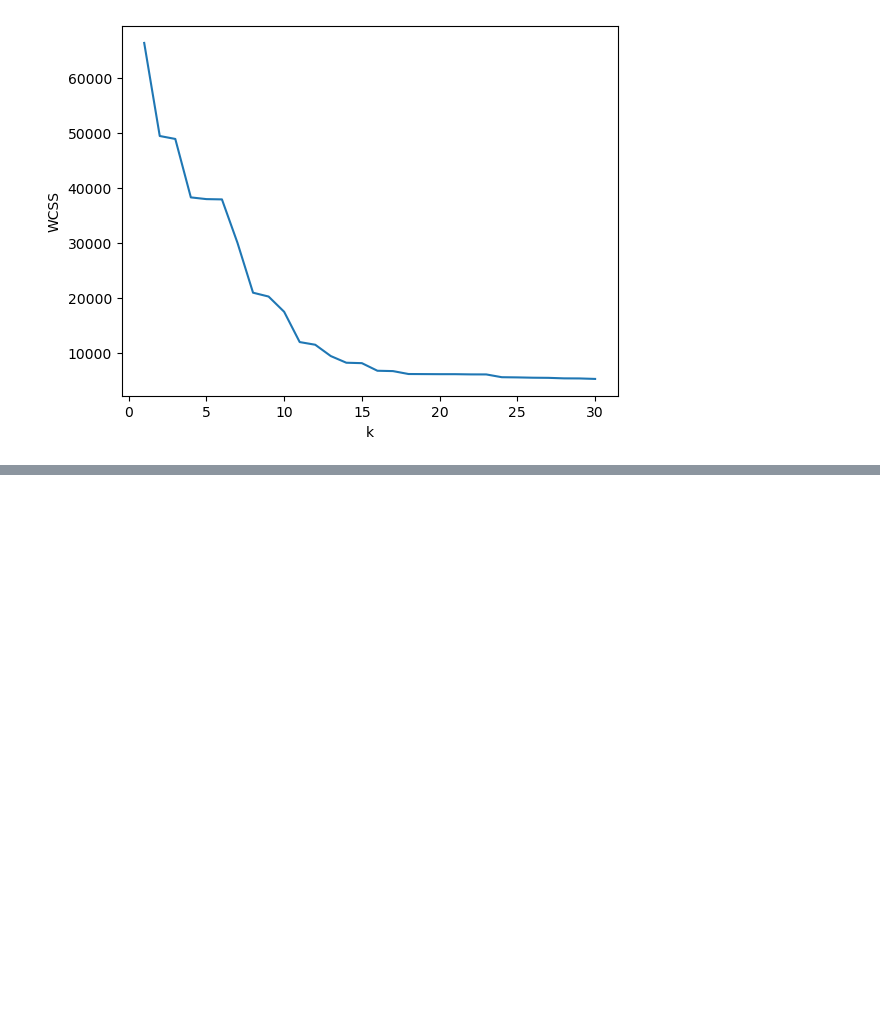
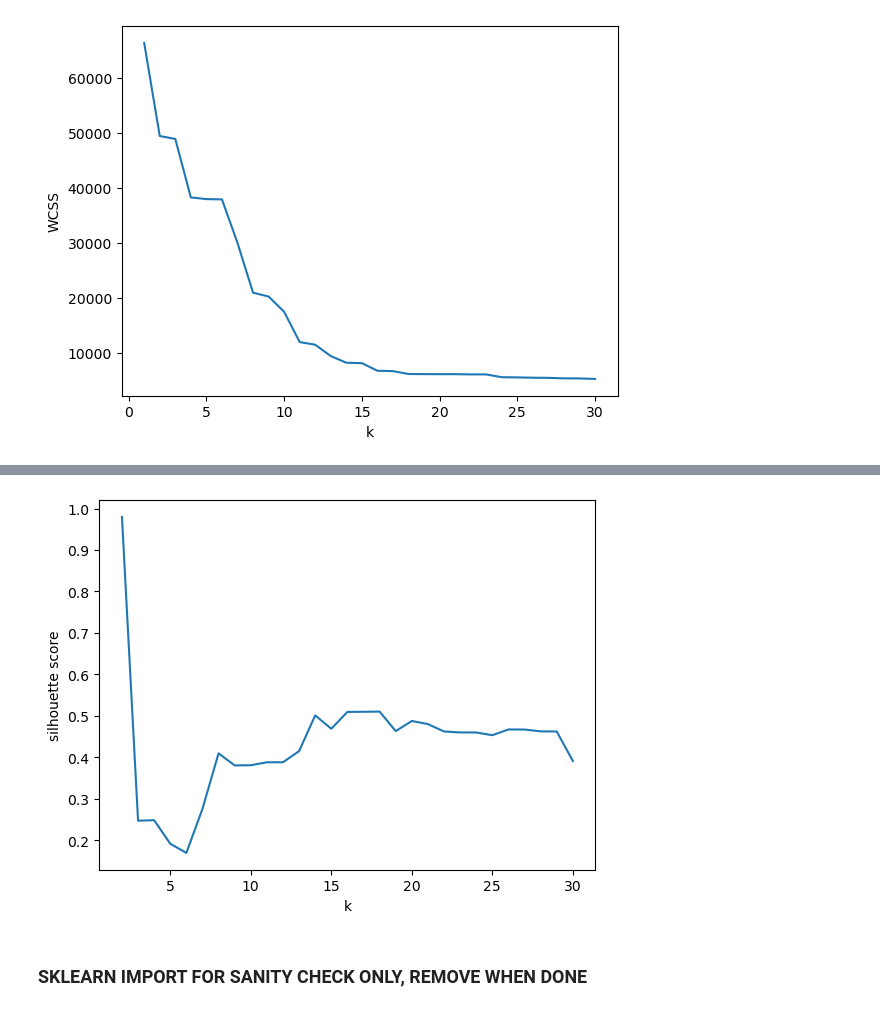
Before and after one commit to svcheng/CSMODEL-Project, a Jupyter notebook: CSMODEL-Project-S11-Group2/project.ipynb, the cells around one changed output, grey strips where cells are left out. Saved outputs shown, nothing was run; the diff lists cells and outputs as text; code cells hidden in the pictures; blank space fills up the shorter version.

Commit message:
silhouette score fixes

```diff
--- a/CSMODEL-Project-S11-Group2/project.ipynb
+++ b/CSMODEL-Project-S11-Group2/project.ipynb
@@ -571,2 +555,2 @@ SyntaxError: unexpected character after line continuation character (<string>, l
 # %%
-#silhouette_arr = [kmedians_instances[k].get_silhouette_score_simplified(scaled_games, groups[k]) for k in range(1, max_k)]
+silhouette_arr = [kmedians_instances[k].get_silhouette_score_simplified(scaled_games, groups[k]) for k in range(2, max_k)]
@@ -578,3 +575,12 @@ plt.show()
+# %%
+plt.plot(range(2, max_k), silhouette_arr)
+plt.xlabel('k')
+plt.ylabel('silhouette score')
+plt.show()
+# %% [output]
+[figure, added]
+# %% [markdown]
+### SKLEARN IMPORT FOR SANITY CHECK ONLY, REMOVE WHEN DONE
 # %%
 from sklearn import metrics
 silhouette_sklearn_arr = []
```
Also changed, not shown: parts of 7 cells of this notebook, 1 other file.
